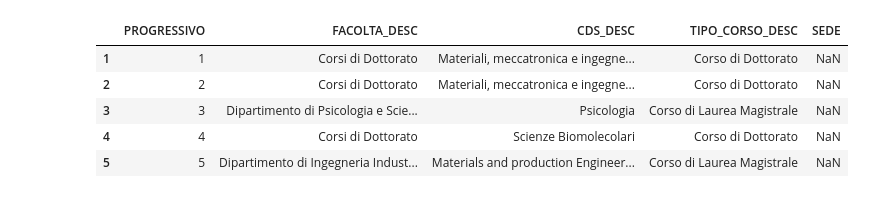
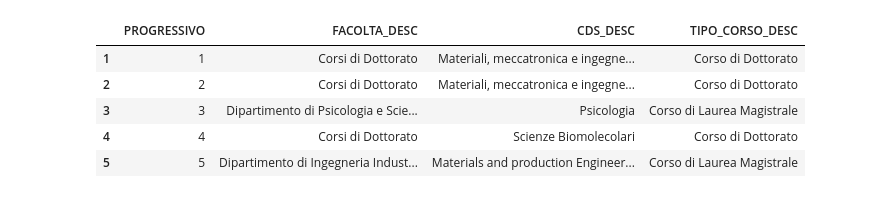
Before and after one commit to LolloSpring/Mobility_Card_Analysis, a Jupyter notebook: MC_Analysis.ipynb, the cells around one changed output. Saved outputs shown, nothing was run; the diff lists cells and outputs as text; code cells hidden in the pictures.

```diff
--- a/MC_Analysis.ipynb
+++ b/MC_Analysis.ipynb
@@ -13,12 +14,12 @@ utenti.head()
 | 3 | 3 | ITALIA | Italiana | Dipartimento di Psicologia e Scie... | Psicologia | Corso di Laurea Magistrale | ... |
 | 4 | 4 | ITALIA | Italiana | Corsi di Dottorato | Scienze Biomolecolari | Corso di Dottorato | ... |
 # %%
-utenti = utenti.loc[1:,['PROGRESSIVO','FACOLTA_DESC','CDS_DESC','TIPO_CORSO_DESC','SEDE']]
+utenti = utenti.loc[1:,['PROGRESSIVO','FACOLTA_DESC','CDS_DESC','TIPO_CORSO_DESC']]
 utenti.head()
 # %% [output]
-|  | PROGRESSIVO | FACOLTA_DESC | CDS_DESC | TIPO_CORSO_DESC | SEDE |
-| 1 | 1 | Corsi di Dottorato | Materiali, meccatronica e ingegne... | Corso di Dottorato | NaN |
-| 2 | 2 | Corsi di Dottorato | Materiali, meccatronica e ingegne... | Corso di Dottorato | NaN |
-| 3 | 3 | Dipartimento di Psicologia e Scie... | Psicologia | Corso di Laurea Magistrale | NaN |
-| 4 | 4 | Corsi di Dottorato | Scienze Biomolecolari | Corso di Dottorato | NaN |
-| 5 | 5 | Dipartimento di Ingegneria Indust... | Materials and production Engineer... | Corso di Laurea Magistrale | NaN |
+|  | PROGRESSIVO | FACOLTA_DESC | CDS_DESC | TIPO_CORSO_DESC |
+| 1 | 1 | Corsi di Dottorato | Materiali, meccatronica e ingegne... | Corso di Dottorato |
+| 2 | 2 | Corsi di Dottorato | Materiali, meccatronica e ingegne... | Corso di Dottorato |
+| 3 | 3 | Dipartimento di Psicologia e Scie... | Psicologia | Corso di Laurea Magistrale |
+| 4 | 4 | Corsi di Dottorato | Scienze Biomolecolari | Corso di Dottorato |
+| 5 | 5 | Dipartimento di Ingegneria Indust... | Materials and production Engineer... | Corso di Laurea Magistrale |
```
Also changed, not shown: parts of 6 cells of this notebook.
